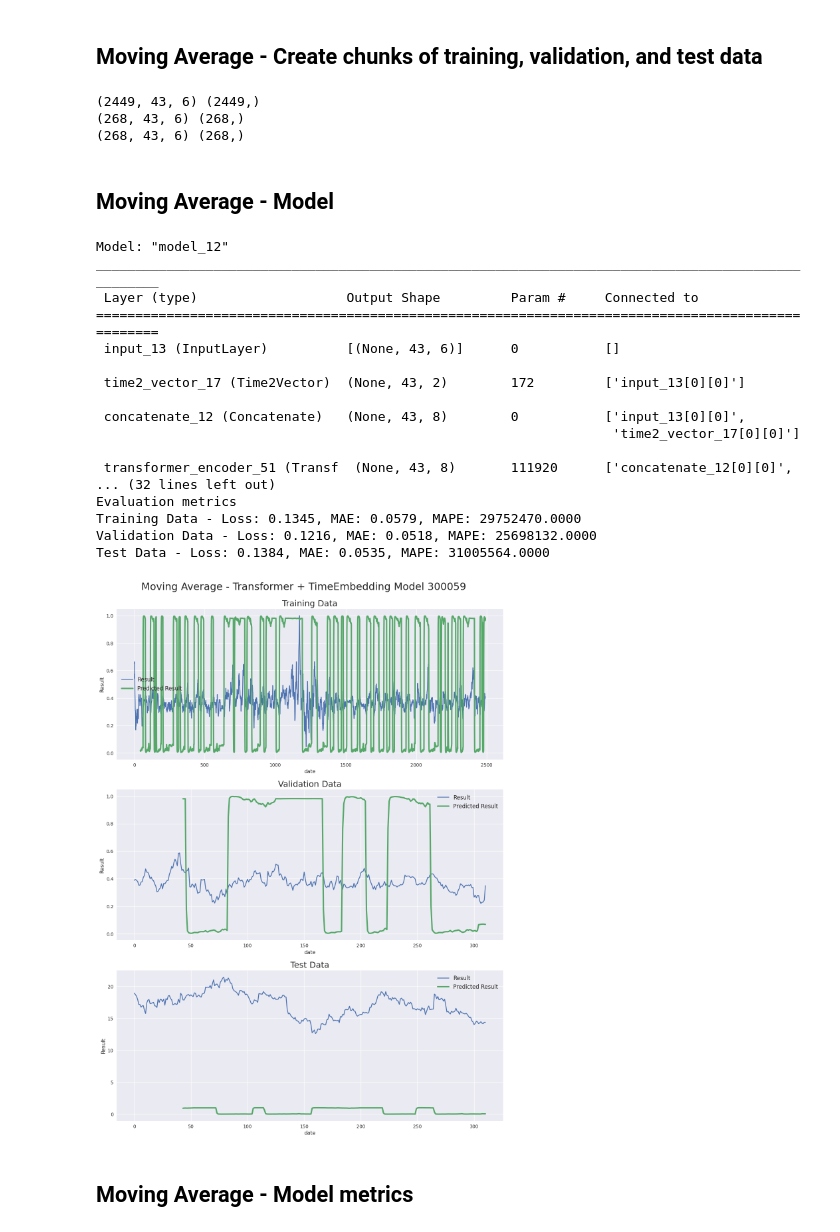
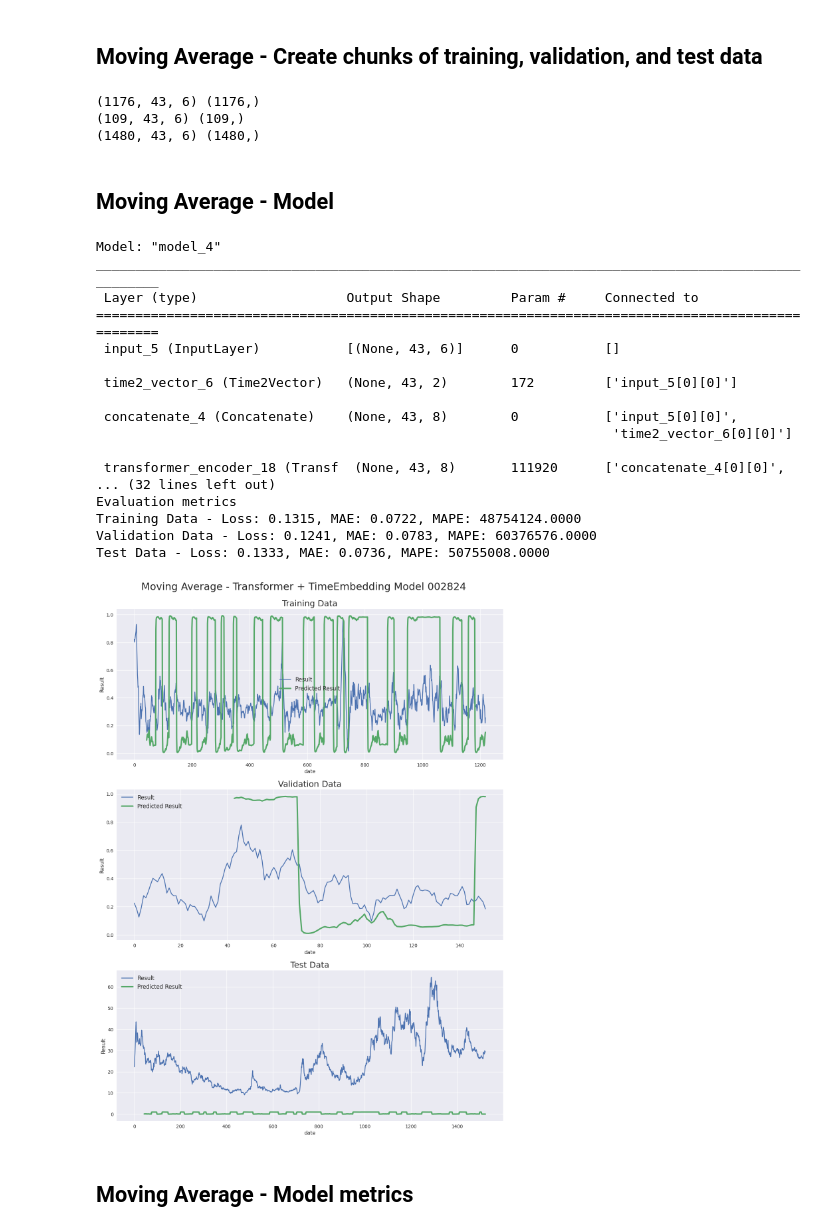
Before and after one commit to weiwenyang2007/shareprice, a Jupyter notebook: AI/myStockPredict.ipynb, the cells around one changed output. Cells and saved outputs as stored; diff of their text form; code cells hidden in the pictures.

```diff
--- a/AI/myStockPredict.ipynb
+++ b/AI/myStockPredict.ipynb
@@ -29,10 +29,10 @@ d_k = 256
 d_v = 256
 n_heads = 12
 ff_dim = 256
-
+epochs = 20
 #
-stock_id = '300059'
-use_checkpoints_id = '300059' #None or else. use other's pre-train model instead of itself(None)
+stock_id = '002824'
+use_checkpoints_id = '399001' #None or else. use other's pre-train model instead of itself(None)
 train_from_scratch = False  # True: Train the model, False: Use the pre-train checkpoints
 stock_price_path = 'stockData/' + stock_id + '.csv'
 # %%
@@ -222,8 +222,15 @@ df['Result'] = (df['Result'] - min_result) / (max_result - min_result)
 
 df_train = df[(df.index < last_20pct)]  # Training data are 80% of total data
 df_val = df[(df.index >= last_20pct) & (df.index < last_10pct)]
-df_test = df[(df.index >= last_10pct)]
-df_test_with_date = df[(df.index >= last_10pct)]
+
+if train_from_scratch:
+    #if train_from_scratch is True, then use the only last 10 pct for predict
+    df_test = df[(df.index >= last_10pct)]
+    df_test_with_date = df[(df.index >= last_10pct)]
+else:
+    #if train_from_scratch is False, then I could like to use all the df data for predict
+    df_test = df[(df.index >= 0)]
+    df_test_with_date = df[(df.index >= 0)]
 
 # Remove date column
 df_train.drop(columns=['date'], inplace=True)
@@ -391,7 +398,7 @@ callback = tf.keras.callbacks.ModelCheckpoint(ckp,
 if train_from_scratch:
     history = model.fit(X_train, y_train,
                         batch_size=batch_size,
-                        epochs=20,
+                        epochs=epochs,
                         callbacks=[callback],
                         validation_data=(X_val, y_val))
 else:
@@ -617,7 +626,7 @@ last_20pct = sorted(df.index.values)[-int(0.2*len(times))] # Last 20% of series
 
 ###############################################################################
 '''Normalize price columns'''
-#
+#Why min max is based on index < 20 pct? Why Not based on all?
 min_return = min(df[(df.index < last_20pct)][['open', 'high', 'low', 'close']].min(axis=0))
 max_return = max(df[(df.index < last_20pct)][['open', 'high', 'low', 'close']].max(axis=0))
 
@@ -629,7 +638,7 @@ df['close'] = (df['close'] - min_return) / (max_return - min_return)
 
 ###############################################################################
 '''Normalize volume column'''
-
+#Why min max is based on index < 20 pct? Why Not based on all?
 min_volume = df[(df.index < last_20pct)]['volume'].min(axis=0)
 max_volume = df[(df.index < last_20pct)]['volume'].max(axis=0)
 
@@ -643,14 +652,22 @@ min_result = df[(df.index < last_20pct)]['Result'].min(axis=0)
 max_result = df[(df.index < last_20pct)]['Result'].max(axis=0)
 
 # Min-max normalize Result columns (0-1 range)
+#It seams if result is either 0 or 1, then it does not need normalize
 df['Result'] = (df['Result'] - min_result) / (max_result - min_result)
 ###############################################################################
 '''Create training, validation and test split'''
 
 df_train = df[(df.index < last_20pct)]  # Training data are 80% of total data
 df_val = df[(df.index >= last_20pct) & (df.index < last_10pct)]
-df_test = df[(df.index >= last_10pct)]
-df_test_with_date = df[(df.index >= last_10pct)]
+
+if train_from_scratch:
+    #if train_from_scratch is True, then use the only last 10 pct for predict
+    df_test = df[(df.index >= last_10pct)]
+    df_test_with_date = df[(df.index >= last_10pct)]
+else:
+    #if train_from_scratch is False, then I could like to use all the df data for predict
+    df_test = df[(df.index >= 0)]
+    df_test_with_date = df[(df.index >= 0)]
 
 # Remove date column
 df_train.drop(columns=['date'], inplace=True)
@@ -756,9 +773,9 @@ print(X_test.shape, y_test.shape)
 #print(X_test_with_date_last_43.shape)
 #print(X_test_with_date_last_43)
 # %% [output]
-(2449, 43, 6) (2449,)
-(268, 43, 6) (268,)
-(268, 43, 6) (268,)
+(1176, 43, 6) (1176,)
+(109, 43, 6) (109,)
+(1480, 43, 6) (1480,)
 # %% [markdown]
 ## Moving Average - Model
 # %%
@@ -806,7 +823,7 @@ callback = tf.keras.callbacks.ModelCheckpoint(ckp,
 if train_from_scratch:
     history = model.fit(X_train, y_train,
                         batch_size=batch_size,
-                        epochs=20,
+                        epochs=epochs,
                         callbacks=[callback],
                         validation_data=(X_val, y_val))
 else:
@@ -860,43 +877,43 @@ ax11.set_ylabel('Result')
 ax11.legend(loc="best", fontsize=12)
 
 #Plot validation data results
 ax21 = fig.add_subplot(312)
 ax21.plot(val_data[:, 3], label='Result')
 ax21.plot(np.arange(seq_len, val_pred.shape[0]+seq_len), val_pred, linewidth=3, label='Predicted Result')
 ax21.set_title("Validation Data", fontsize=18)
 ax21.set_xlabel('date')
 ax21.set_ylabel('Result')
 ax21.legend(loc="best", fontsize=12)
 
 #Plot test data results
 ax31 = fig.add_subplot(313)
 #ax31.plot(test_data[:, 3], label='Result')
 ax31.plot(df2_close_price, label='Result')
 ax31.plot(np.arange(seq_len, test_pred.shape[0]+seq_len), test_pred, linewidth=3, label='Predicted Result')
 ax31.set_title("Test Data", fontsize=18)
 ax31.set_xlabel('date')
 ax31.set_ylabel('Result')
 ax31.legend(loc="best", fontsize=12)
 plt.show()
 # %% [output]
-Model: "model_12"
+Model: "model_4"
 __________________________________________________________________________________________________
  Layer (type)                   Output Shape         Param #     Connected to
 ==================================================================================================
- input_13 (InputLayer)          [(None, 43, 6)]      0           []
+ input_5 (InputLayer)           [(None, 43, 6)]      0           []
 
- time2_vector_17 (Time2Vector)  (None, 43, 2)        172         ['input_13[0][0]']
+ time2_vector_6 (Time2Vector)   (None, 43, 2)        172         ['input_5[0][0]']
 
- concatenate_12 (Concatenate)   (None, 43, 8)        0           ['input_13[0][0]',
-                                                                  'time2_vector_17[0][0]']
+ concatenate_4 (Concatenate)    (None, 43, 8)        0           ['input_5[0][0]',
+                                                                  'time2_vector_6[0][0]']
 
- transformer_encoder_51 (Transf  (None, 43, 8)       111920      ['concatenate_12[0][0]',
+ transformer_encoder_18 (Transf  (None, 43, 8)       111920      ['concatenate_4[0][0]',
 ... (32 lines left out)
 Evaluation metrics
-Training Data - Loss: 0.1345, MAE: 0.0579, MAPE: 29752470.0000
-Validation Data - Loss: 0.1216, MAE: 0.0518, MAPE: 25698132.0000
-Test Data - Loss: 0.1384, MAE: 0.0535, MAPE: 31005564.0000
+Training Data - Loss: 0.1315, MAE: 0.0722, MAPE: 48754124.0000
+Validation Data - Loss: 0.1241, MAE: 0.0783, MAPE: 60376576.0000
+Test Data - Loss: 0.1333, MAE: 0.0736, MAPE: 50755008.0000
-[figure, old version]
+[figure, new version]
 # %% [markdown]
 ## Moving Average - Model metrics
 # %%
```
Also changed, not shown: parts of 13 cells of this notebook, 5 other files.
